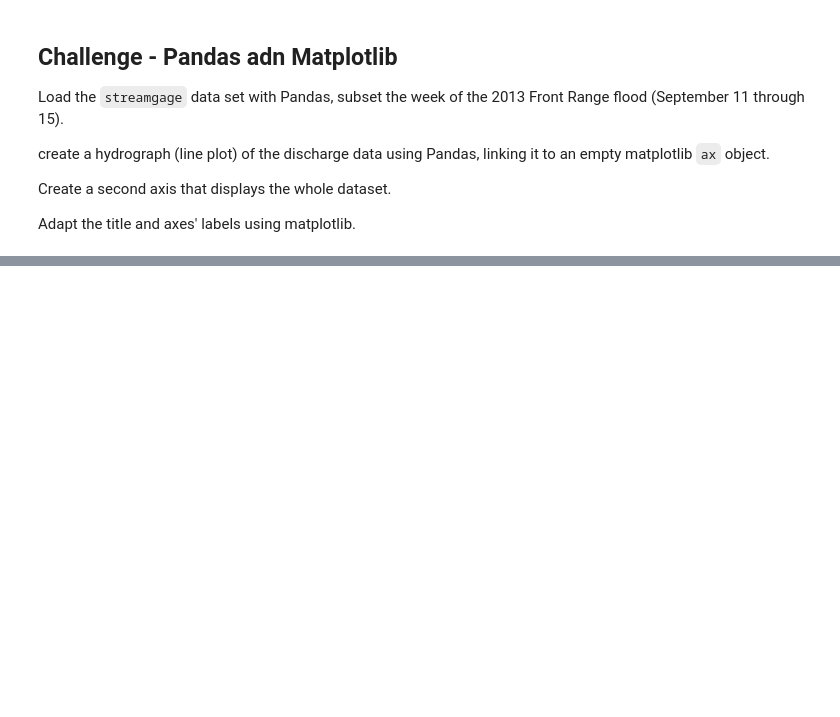
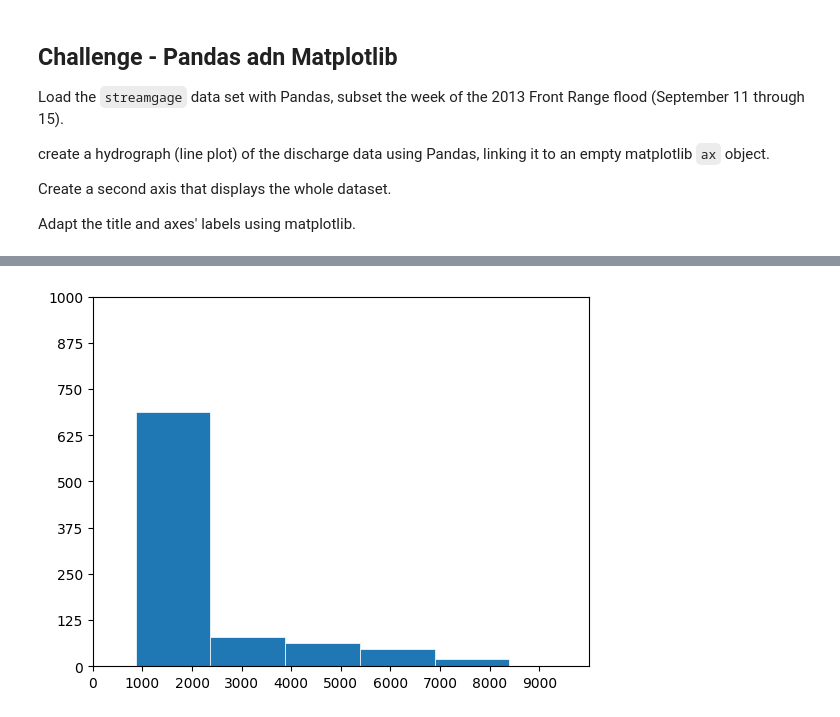
Before and after one commit to meelyn-pandit/sw-python-ecology-lesson, a Jupyter notebook: src/lesson09-data-ingest-and-visualization-matplotlib-and-pandas.ipynb, the cells around one changed output, grey strips where cells are left out. Drawn from its saved outputs; the diff is of its cells as text; code cells hidden in the pictures; blank space fills up the shorter version.

```diff
--- a/src/lesson09-data-ingest-and-visualization-matplotlib-and-pandas.ipynb
+++ b/src/lesson09-data-ingest-and-visualization-matplotlib-and-pandas.ipynb
@@ -290,0 +348,24 @@ print(flood)
+# %%
+# matplotlib histogram of number of days with a given mean discharge
+
+# subset data
+mean_flow = discharge['flow_rate'].mean()
+print(mean_flow)
+mean_discharge = discharge[discharge['flow_rate'] >= mean_flow]
+print(mean_discharge)
+
+# plot
+fig, ax = plt.subplots()
+
+ax.hist(mean_discharge['flow_rate'], bins=5, linewidth=0.5, edgecolor='white')
+
+
+ax.set(
+    xlim=(0,10000), # set x-limits
+    xticks=np.arange(0,10000,1000), # set x-ticks, 0 to 10000, with each tick 1000 apart
+       ylim=(0,1000), # set y-limits
+       yticks=np.linspace(0,1000,9) # set y-ticks, 0 to 56, with each tick
+)
+
+plt.show()
+# %% [output]
@@ -290,0 +387 @@ print(flood)
+[figure, added]
```
Also changed, not shown: parts of 12 cells of this notebook, 2 other files.
